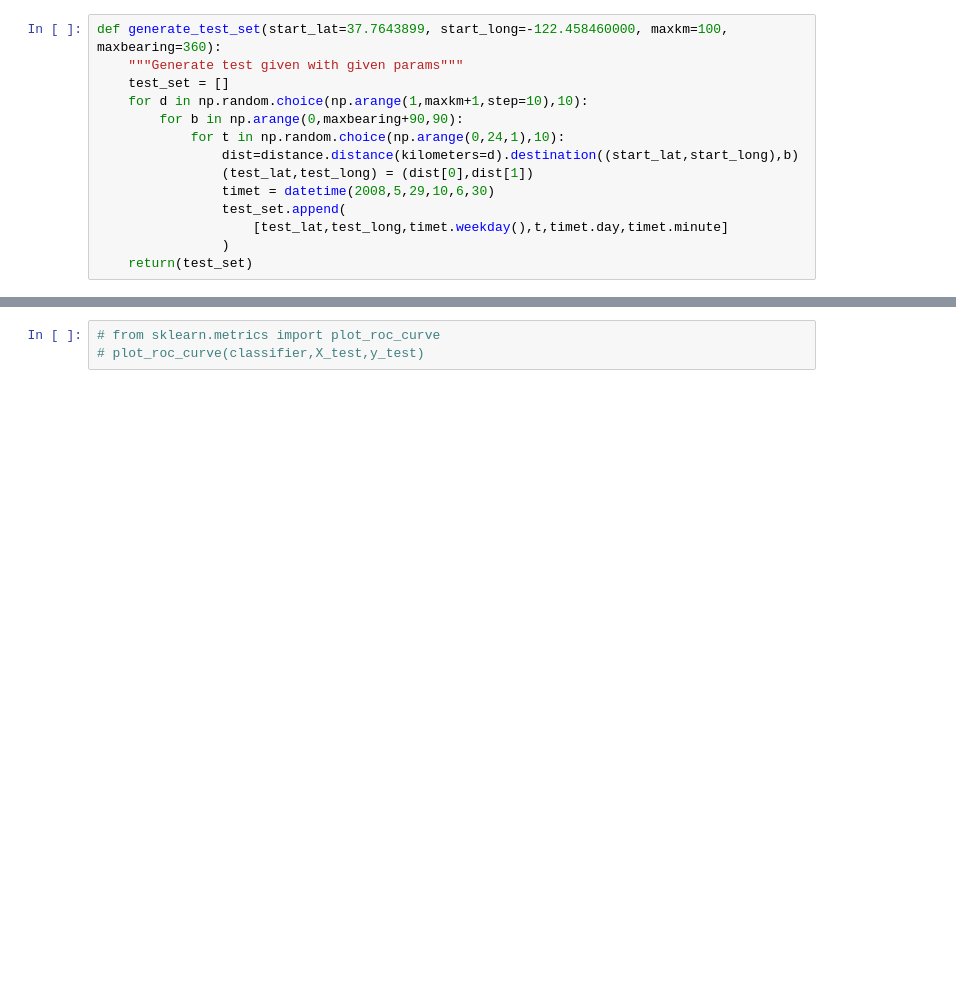
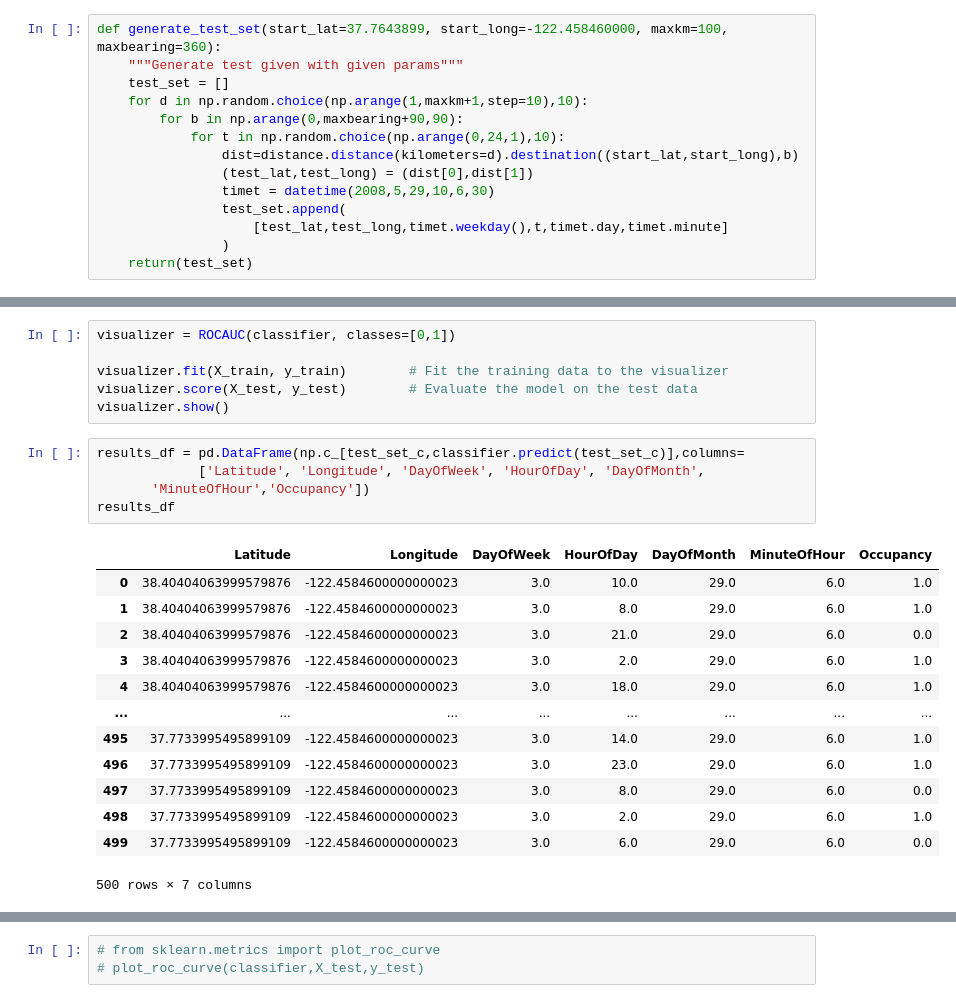
Before and after one commit to kamaldsingh/case_study, a Jupyter notebook: Q2_ML.ipynb, the cells around one changed output, grey strips where cells are left out. Cells and saved outputs as stored; diff of their text form; blank space fills up the shorter version.

```diff
--- a/Q2_ML.ipynb
+++ b/Q2_ML.ipynb
@@ -162,3 +161,28 @@ array([1, 1, 1, 1, 1, 1, 1, 1, 1, 1, 1, 1, 1, 1, 1, 1, 1, 1, 1, 1, 1, 1,
+# %%
+visualizer = ROCAUC(classifier, classes=[0,1])
+
+visualizer.fit(X_train, y_train)        # Fit the training data to the visualizer
+visualizer.score(X_test, y_test)        # Evaluate the model on the test data
+visualizer.show()
+# %%
+results_df = pd.DataFrame(np.c_[test_set_c,classifier.predict(test_set_c)],columns=
+             ['Latitude', 'Longitude', 'DayOfWeek', 'HourOfDay', 'DayOfMonth',
+       'MinuteOfHour','Occupancy'])
+results_df
+# %% [output]
+|  | Latitude | Longitude | DayOfWeek | HourOfDay | DayOfMonth | MinuteOfHour | Occupancy |
+| 0 | 38.40404063999579876 | -122.4584600000000023 | 3.0 | 10.0 | 29.0 | 6.0 | 1.0 |
+| 1 | 38.40404063999579876 | -122.4584600000000023 | 3.0 | 8.0 | 29.0 | 6.0 | 1.0 |
+| 2 | 38.40404063999579876 | -122.4584600000000023 | 3.0 | 21.0 | 29.0 | 6.0 | 0.0 |
+| 3 | 38.40404063999579876 | -122.4584600000000023 | 3.0 | 2.0 | 29.0 | 6.0 | 1.0 |
+| 4 | 38.40404063999579876 | -122.4584600000000023 | 3.0 | 18.0 | 29.0 | 6.0 | 1.0 |
+| ... | ... | ... | ... | ... | ... | ... | ... |
+| 495 | 37.7733995495899109 | -122.4584600000000023 | 3.0 | 14.0 | 29.0 | 6.0 | 1.0 |
+| 496 | 37.7733995495899109 | -122.4584600000000023 | 3.0 | 23.0 | 29.0 | 6.0 | 1.0 |
+| 497 | 37.7733995495899109 | -122.4584600000000023 | 3.0 | 8.0 | 29.0 | 6.0 | 0.0 |
+| 498 | 37.7733995495899109 | -122.4584600000000023 | 3.0 | 2.0 | 29.0 | 6.0 | 1.0 |
+| 499 | 37.7733995495899109 | -122.4584600000000023 | 3.0 | 6.0 | 29.0 | 6.0 | 0.0 |
+500 rows × 7 columns
 # %%
 # best_model = grid_search_xgb.best_estimator_
 best_model = XGBClassifier(random_state=42, n_estimators = 100, max_depth = 5,
```
Also changed, not shown: parts of 12 cells of this notebook.
